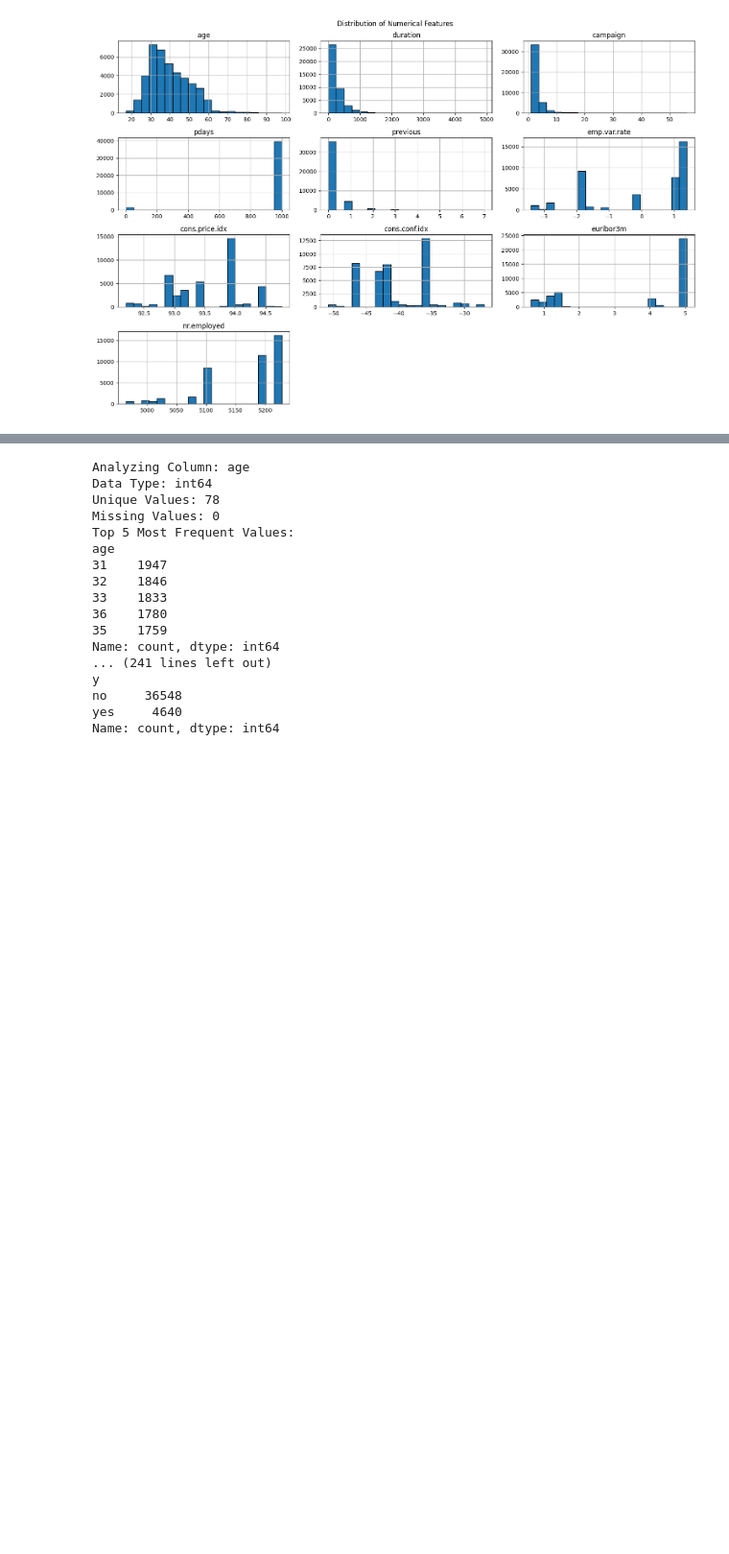
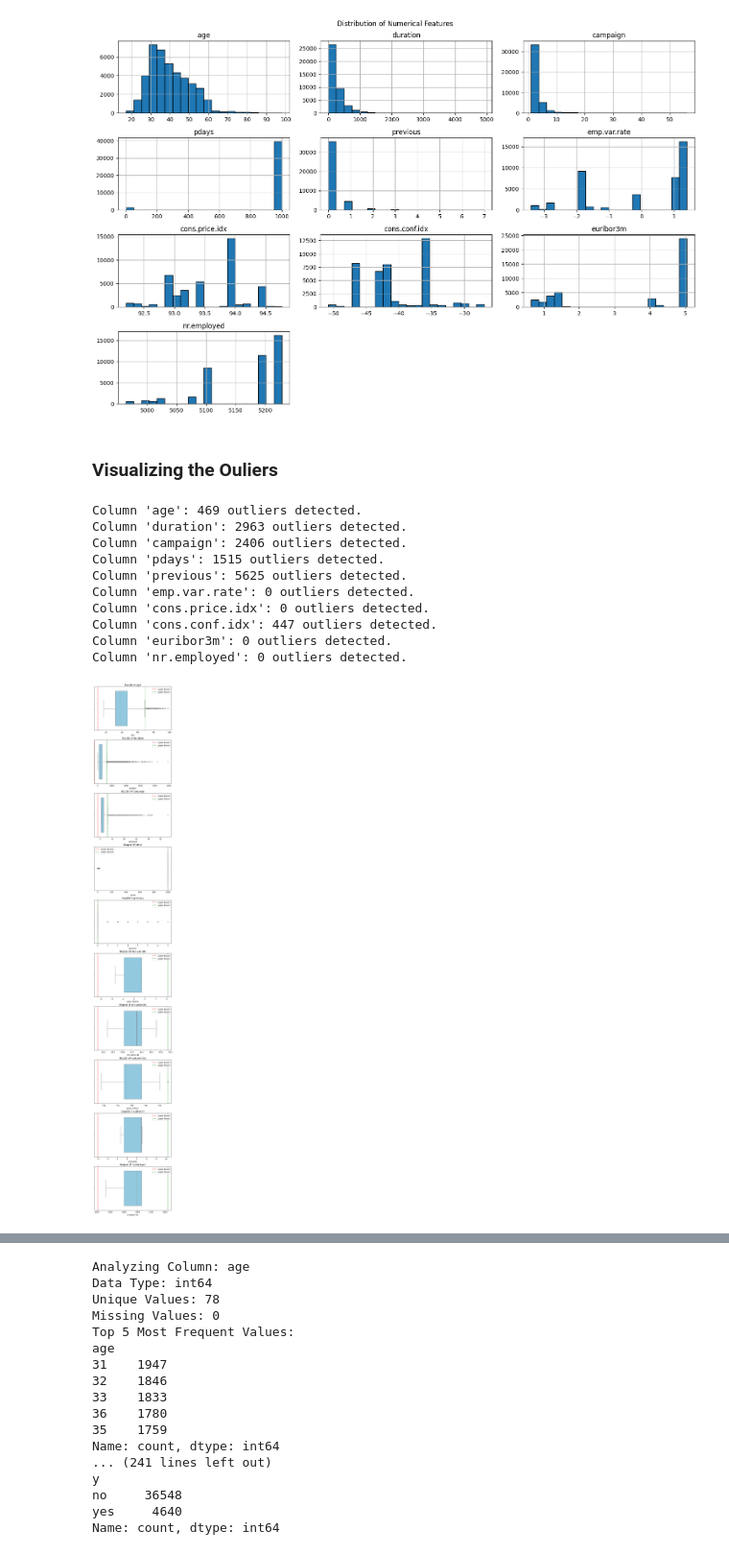
Before and after one commit to ShabnaIlmi/Bank-Marketing-Random-Forest-and-Neural-Networks, a Jupyter notebook: Coursework.ipynb, the cells around one changed output, grey strips where cells are left out. Shown at 96% size. Saved outputs shown, nothing was run; the diff lists cells and outputs as text; code cells hidden in the pictures; blank space fills up the shorter version.

```diff
--- a/Coursework.ipynb
+++ b/Coursework.ipynb
@@ -230,3 +243,54 @@ plt.tight_layout()
 plt.show()
 # %% [output]
 [figure]
+# %% [markdown]
+### **Visualizing the Ouliers**
+# %%
+def detect_and_plot_outliers(data, columns):
+    outlier_info = {}
+    num_plots = len(columns)
+    fig, axes = plt.subplots(num_plots, 1, figsize=(6, 4 * num_plots), constrained_layout=True)
+
+    for idx, column in enumerate(columns):
+        # Calculate IQR and bounds
+        Q1 = data[column].quantile(0.25)
+        Q3 = data[column].quantile(0.75)
+        IQR = Q3 - Q1
+        lower_bound = Q1 - 1.5 * IQR
+        upper_bound = Q3 + 1.5 * IQR
+
+        # Detect outliers
+        outliers = data[(data[column] < lower_bound) | (data[column] > upper_bound)]
+        outlier_info[column] = outliers.shape[0]
+
+        print(f"Column '{column}': {outliers.shape[0]} outliers detected.")
+
+        # Plot boxplot in a vertical layout
+        sns.boxplot(x=data[column], ax=axes[idx], color='skyblue', flierprops=dict(marker='o', color='red', markersize=5))
+        axes[idx].axvline(lower_bound, color='red', linestyle='--', label='Lower Bound')
+        axes[idx].axvline(upper_bound, color='green', linestyle='--', label='Upper Bound')
+        axes[idx].set_title(f'Boxplot of {column}')
+        axes[idx].set_xlabel(column)
+        axes[idx].legend()
+
+    plt.show()
+    return outlier_info
+
+# Ensure 'data' contains the dataset
+try:
+    numerical_cols = data.select_dtypes(include=['float64', 'int64']).columns
+    outlier_details = detect_and_plot_outliers(data, numerical_cols)
+except Exception as e:
+    print(f"An error occurred: {e}")
+# %% [output]
+Column 'age': 469 outliers detected.
+Column 'duration': 2963 outliers detected.
+Column 'campaign': 2406 outliers detected.
+Column 'pdays': 1515 outliers detected.
+Column 'previous': 5625 outliers detected.
+Column 'emp.var.rate': 0 outliers detected.
+Column 'cons.price.idx': 0 outliers detected.
+Column 'cons.conf.idx': 447 outliers detected.
+Column 'euribor3m': 0 outliers detected.
+Column 'nr.employed': 0 outliers detected.
+[figure, added]
```
Also changed, not shown: parts of 55 cells of this notebook.
